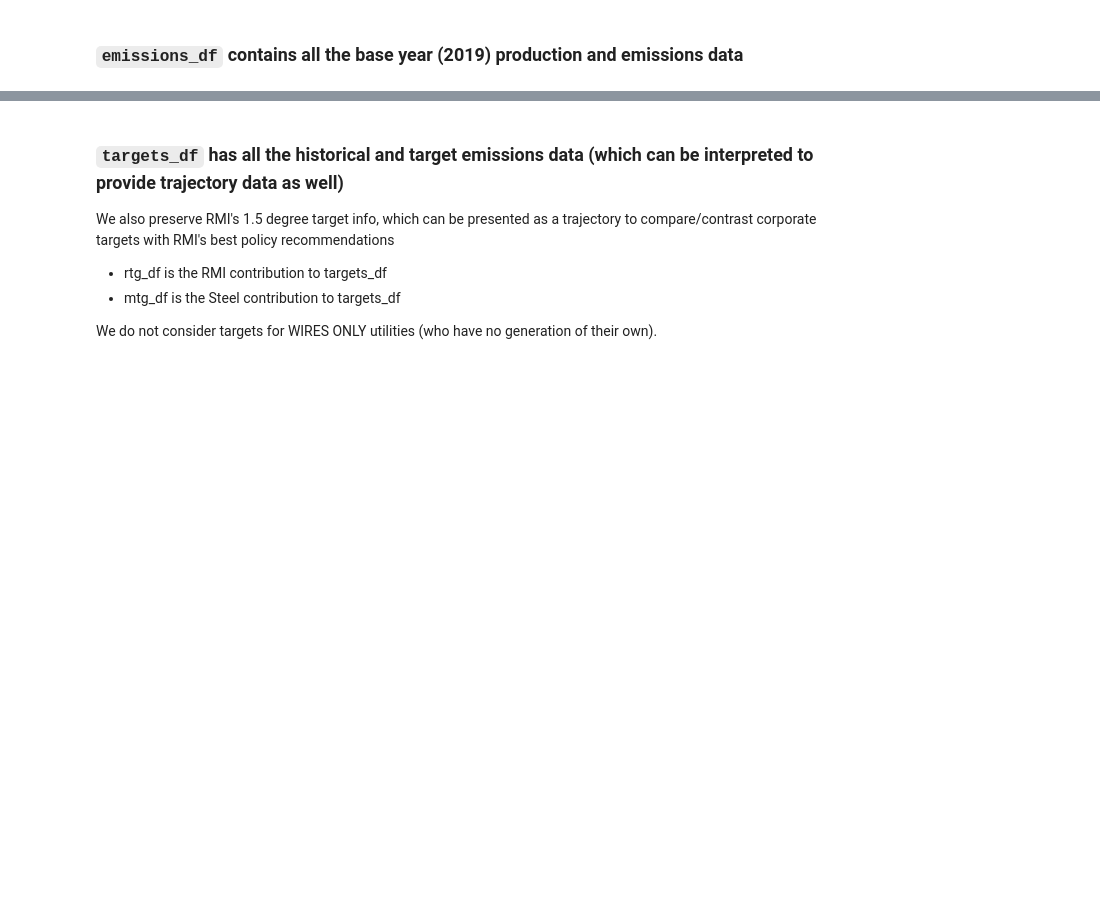
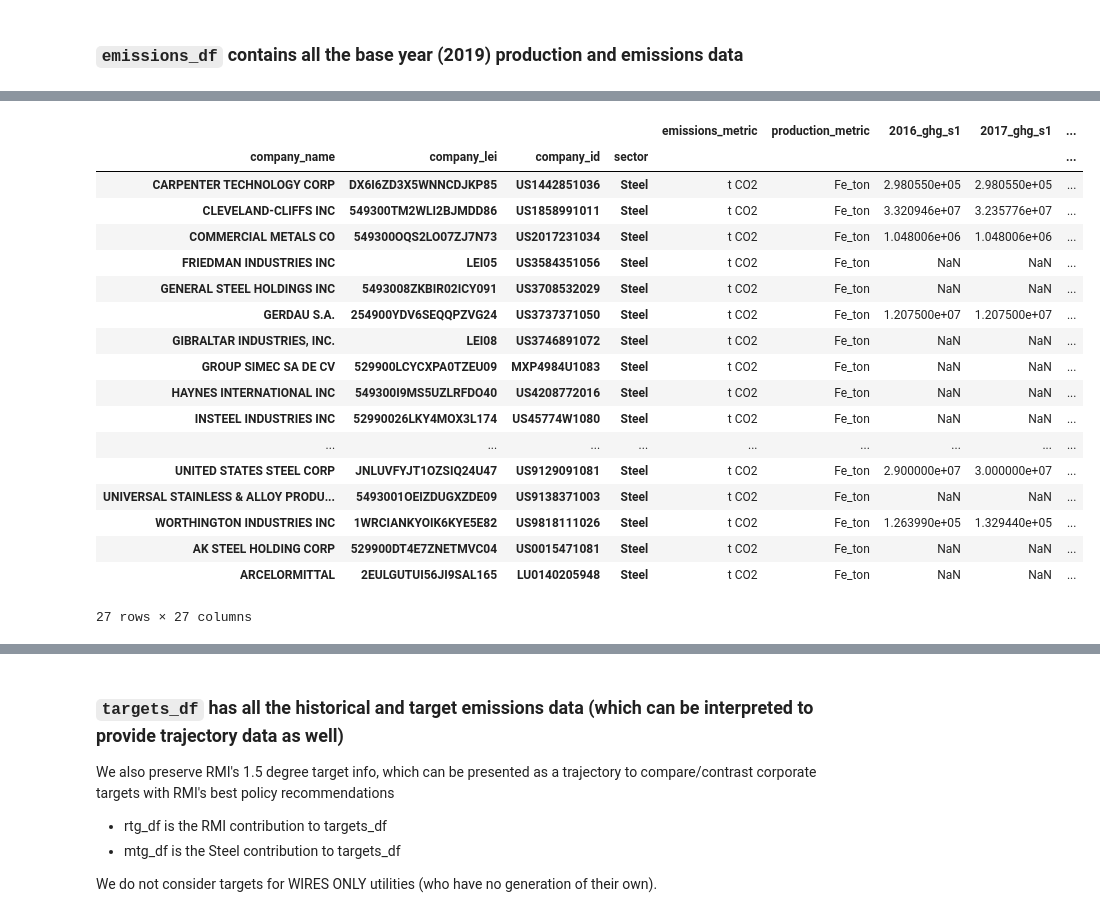
Before and after one commit to os-climate/itr-data-pipeline, a Jupyter notebook: notebooks/ITR-data-production.ipynb, the cells around one changed output, grey strips where cells are left out. Cells and saved outputs as stored; diff of their text form; code cells hidden in the pictures; blank space fills up the shorter version.

```diff
--- a/notebooks/ITR-data-production.ipynb
+++ b/notebooks/ITR-data-production.ipynb
@@ -513,0 +604,27 @@ emissions_df = pd.concat([rmi_emissions_df, steel_emissions_df])
+# %%
+template_steel_df = pd.concat([template_steel_co2, template_steel_production], axis=1)
+template_steel_df.insert(0, 'sector', 'Steel')
+template_steel_df.set_index(['sector'], append=True, inplace=True)
+template_steel_df.insert(0, 'emissions_metric', 't CO2')
+template_steel_df.insert(1, 'production_metric', 'Fe_ton')
+template_steel_df
+# %% [output]
+|  |  |  |  | emissions_metric | production_metric | 2016_ghg_s1 | 2017_ghg_s1 | ... |
+| company_name | company_lei | company_id | sector |  |  |  |  | ... |
+| CARPENTER TECHNOLOGY CORP | DX6I6ZD3X5WNNCDJKP85 | US1442851036 | Steel | t CO2 | Fe_ton | 2.980550e+05 | 2.980550e+05 | ... |
+| CLEVELAND-CLIFFS INC | 549300TM2WLI2BJMDD86 | US1858991011 | Steel | t CO2 | Fe_ton | 3.320946e+07 | 3.235776e+07 | ... |
+| COMMERCIAL METALS CO | 549300OQS2LO07ZJ7N73 | US2017231034 | Steel | t CO2 | Fe_ton | 1.048006e+06 | 1.048006e+06 | ... |
+| FRIEDMAN INDUSTRIES INC | LEI05 | US3584351056 | Steel | t CO2 | Fe_ton | NaN | NaN | ... |
+| GENERAL STEEL HOLDINGS INC | 5493008ZKBIR02ICY091 | US3708532029 | Steel | t CO2 | Fe_ton | NaN | NaN | ... |
+| GERDAU S.A. | 254900YDV6SEQQPZVG24 | US3737371050 | Steel | t CO2 | Fe_ton | 1.207500e+07 | 1.207500e+07 | ... |
+| GIBRALTAR INDUSTRIES, INC. | LEI08 | US3746891072 | Steel | t CO2 | Fe_ton | NaN | NaN | ... |
+| GROUP SIMEC SA DE CV | 529900LCYCXPA0TZEU09 | MXP4984U1083 | Steel | t CO2 | Fe_ton | NaN | NaN | ... |
+| HAYNES INTERNATIONAL INC | 549300I9MS5UZLRFDO40 | US4208772016 | Steel | t CO2 | Fe_ton | NaN | NaN | ... |
+| INSTEEL INDUSTRIES INC | 52990026LKY4MOX3L174 | US45774W1080 | Steel | t CO2 | Fe_ton | NaN | NaN | ... |
+| ... | ... | ... | ... | ... | ... | ... | ... | ... |
+| UNITED STATES STEEL CORP | JNLUVFYJT1OZSIQ24U47 | US9129091081 | Steel | t CO2 | Fe_ton | 2.900000e+07 | 3.000000e+07 | ... |
+| UNIVERSAL STAINLESS & ALLOY PRODU... | 5493001OEIZDUGXZDE09 | US9138371003 | Steel | t CO2 | Fe_ton | NaN | NaN | ... |
+| WORTHINGTON INDUSTRIES INC | 1WRCIANKYOIK6KYE5E82 | US9818111026 | Steel | t CO2 | Fe_ton | 1.263990e+05 | 1.329440e+05 | ... |
+| AK STEEL HOLDING CORP | 529900DT4E7ZNETMVC04 | US0015471081 | Steel | t CO2 | Fe_ton | NaN | NaN | ... |
+| ARCELORMITTAL | 2EULGUTUI56JI9SAL165 | LU0140205948 | Steel | t CO2 | Fe_ton | NaN | NaN | ... |
+27 rows × 27 columns
```
Also changed, not shown: parts of 76 cells of this notebook, 2 other files.
